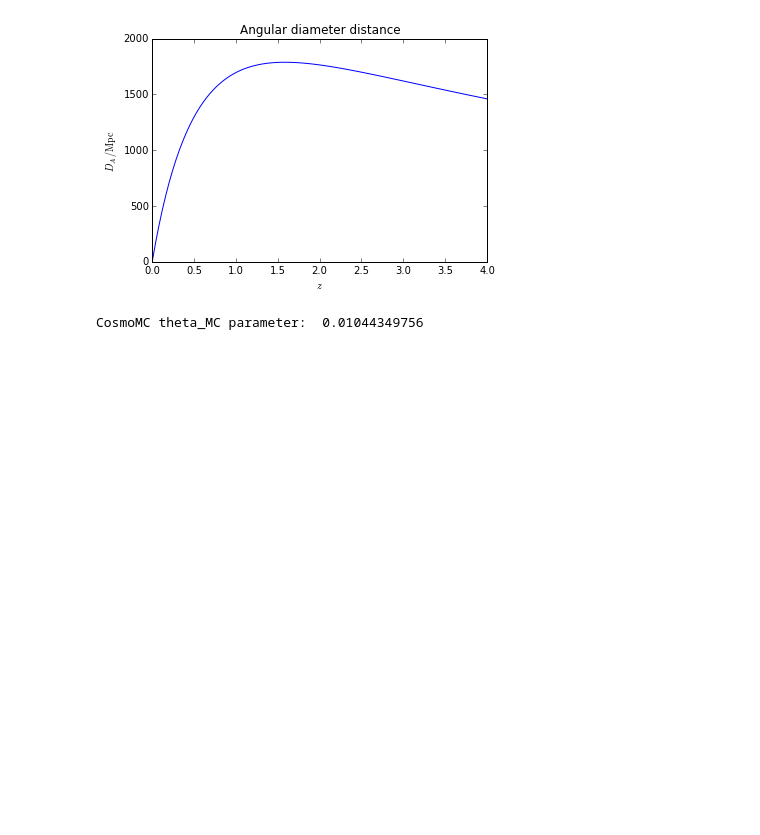
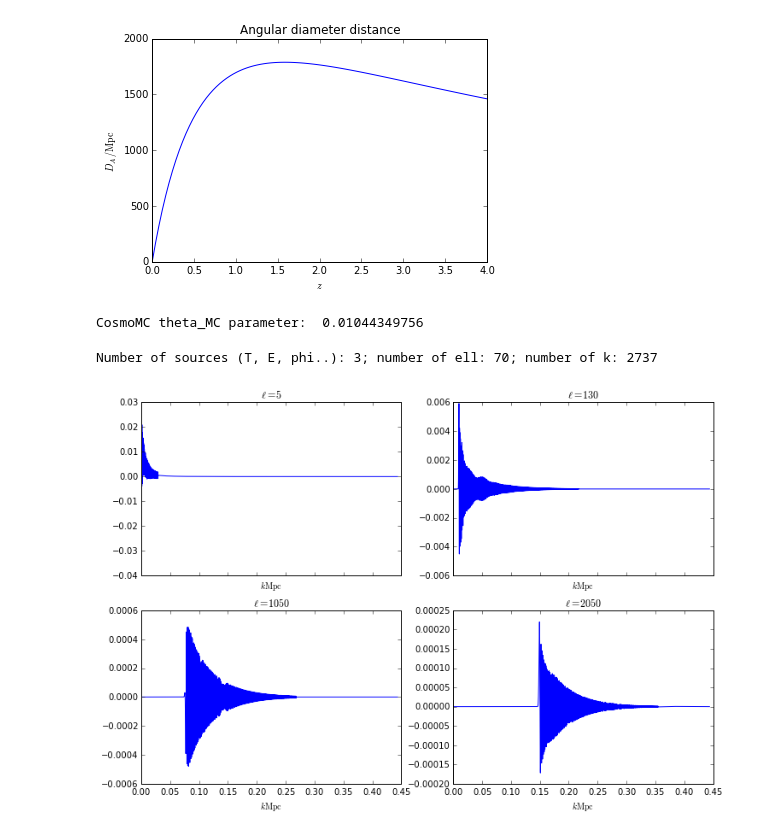
Before and after one commit to cmbant/CAMB, a Jupyter notebook: pycamb/docs/CAMBdemo.ipynb, the cells around one changed output. Drawn from its saved outputs; the diff is of its cells as text; code cells hidden in the pictures; blank space fills up the shorter version.

Commit message:
python support for CMB transfer functions and getting primordial power spectra

```diff
--- a/pycamb/docs/CAMBdemo.ipynb
+++ b/pycamb/docs/CAMBdemo.ipynb
@@ -195,3 +183,21 @@ plt.ylim([0,2000]);
 print 'CosmoMC theta_MC parameter: ', results.cosmomc_theta()
 # %% [output]
 CosmoMC theta_MC parameter:  0.01044349756
+# %%
+#You can also directly access some lower level quantities, for example the CMB transfer functions:
+pars = camb.CAMBparams()
+pars.set_cosmology(H0=67.5, ombh2=0.022, omch2=0.122)
+data = camb.get_transfer_functions(pars)
+transfer = data.get_cmb_transfer_data()
+print 'Number of sources (T, E, phi..): %s; number of ell: %s; number of k: %s '%tuple(transfer.delta_p_l_k.shape)
+# %% [output]
+Number of sources (T, E, phi..): 3; number of ell: 70; number of k: 2737
+# %%
+#Plot the transfer functions as a function of k for various ell
+fig, axs = plt.subplots(2,2, figsize=(12,8), sharex = True)
+for ix, ax in zip([3, 20, 40, 60],axs.reshape(-1)):
+    ax.plot(transfer.q,transfer.delta_p_l_k[0,ix,:])
+    ax.set_title(r'$\ell = %s$'%transfer.l[ix])
+    if ix>1: ax.set_xlabel(r'$k \rm{Mpc}$')
+# %% [output]
+[figure, added]
```
Also changed, not shown: parts of 7 cells of this notebook, 12 other files.
